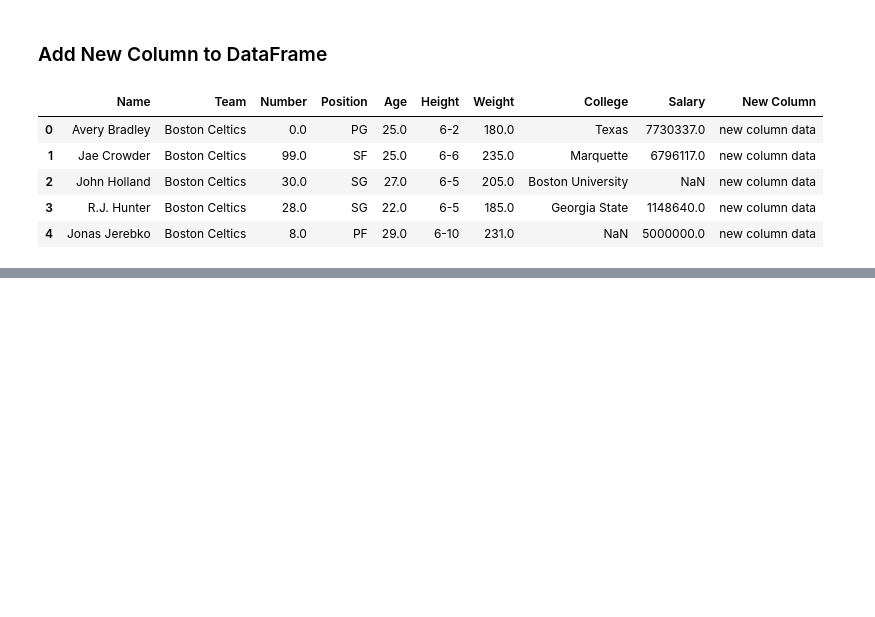
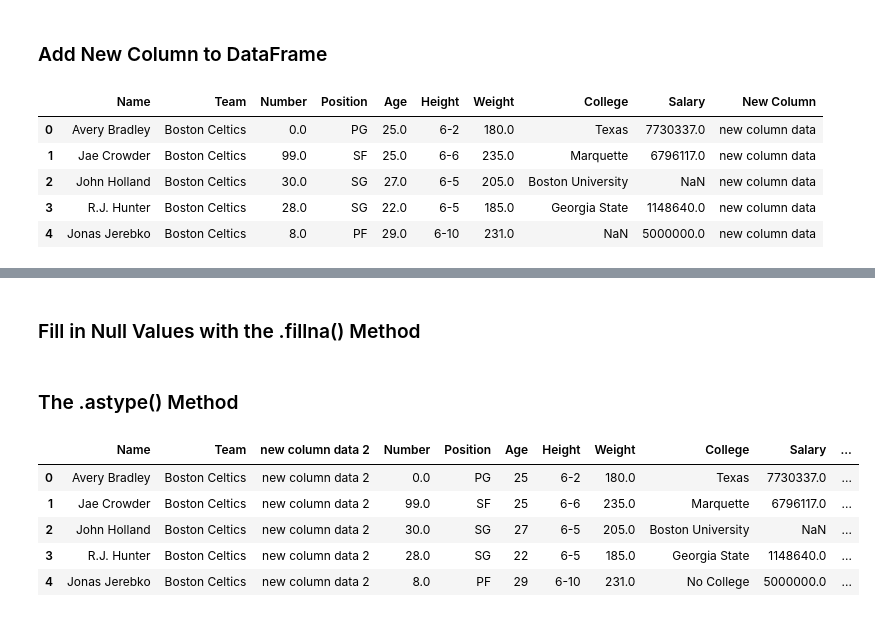
Before and after one commit to adamstueckrath/DataAnalysisPandas, a Jupyter notebook: DataFrame Notes I.ipynb, the cells around one changed output, grey strips where cells are left out. Saved outputs shown, nothing was run; the diff lists cells and outputs as text; code cells hidden in the pictures; blank space fills up the shorter version.

Commit message:
Completed DataFrame I Notes file. Added and completed DataFrame II Notes file. Modified the README.md file to add shortcuts

```diff
--- a/DataFrame Notes I.ipynb
+++ b/DataFrame Notes I.ipynb
@@ -69,0 +71,8 @@ nba.head(5)
+# %%
+# dropna() removes any rows from DataFrame that have NaN by default.
+# you can utilize the 'how' parameter to choose whether to remove rows/columns with any or all NaNs
+
+nba.dropna(axis = "columns", how = "all", inplace = True)
+nba.head()
+
+# use the subset parameter to apply the dropna() method on a specific subset of columns
@@ -69,0 +86,22 @@ nba.head(5)
+# %% [markdown]
+### Fill in Null Values with the .fillna() Method
+# %%
+# the .fillna() will apply the supplied value to the entire dataframe.
+# it's better to use .fillna() on the series attatched to the dataframe
+
+nba['College'].fillna('No College', inplace = True)
+nba['Age'].fillna(0.0, inplace = True)
+# %% [markdown]
+### The .astype() Method
+# %%
+# the .astype() method can be used to convert a column (series) from one type to another
+# unfortunately the .astype() does not have an inplace parameter so you will have to assign it a new column
+nba['Age'] = nba['Age'].astype('int')
+nba.head(5)
+# %% [output]
+|  | Name | Team | new column data 2 | Number | Position | Age | Height | Weight | College | Salary | ... |
+| 0 | Avery Bradley | Boston Celtics | new column data 2 | 0.0 | PG | 25 | 6-2 | 180.0 | Texas | 7730337.0 | ... |
+| 1 | Jae Crowder | Boston Celtics | new column data 2 | 99.0 | SF | 25 | 6-6 | 235.0 | Marquette | 6796117.0 | ... |
+| 2 | John Holland | Boston Celtics | new column data 2 | 30.0 | SG | 27 | 6-5 | 205.0 | Boston University | NaN | ... |
+| 3 | R.J. Hunter | Boston Celtics | new column data 2 | 28.0 | SG | 22 | 6-5 | 185.0 | Georgia State | 1148640.0 | ... |
+| 4 | Jonas Jerebko | Boston Celtics | new column data 2 | 8.0 | PF | 29 | 6-10 | 231.0 | No College | 5000000.0 | ... |
```
Also changed, not shown: parts of 13 cells of this notebook, 2 other files.
